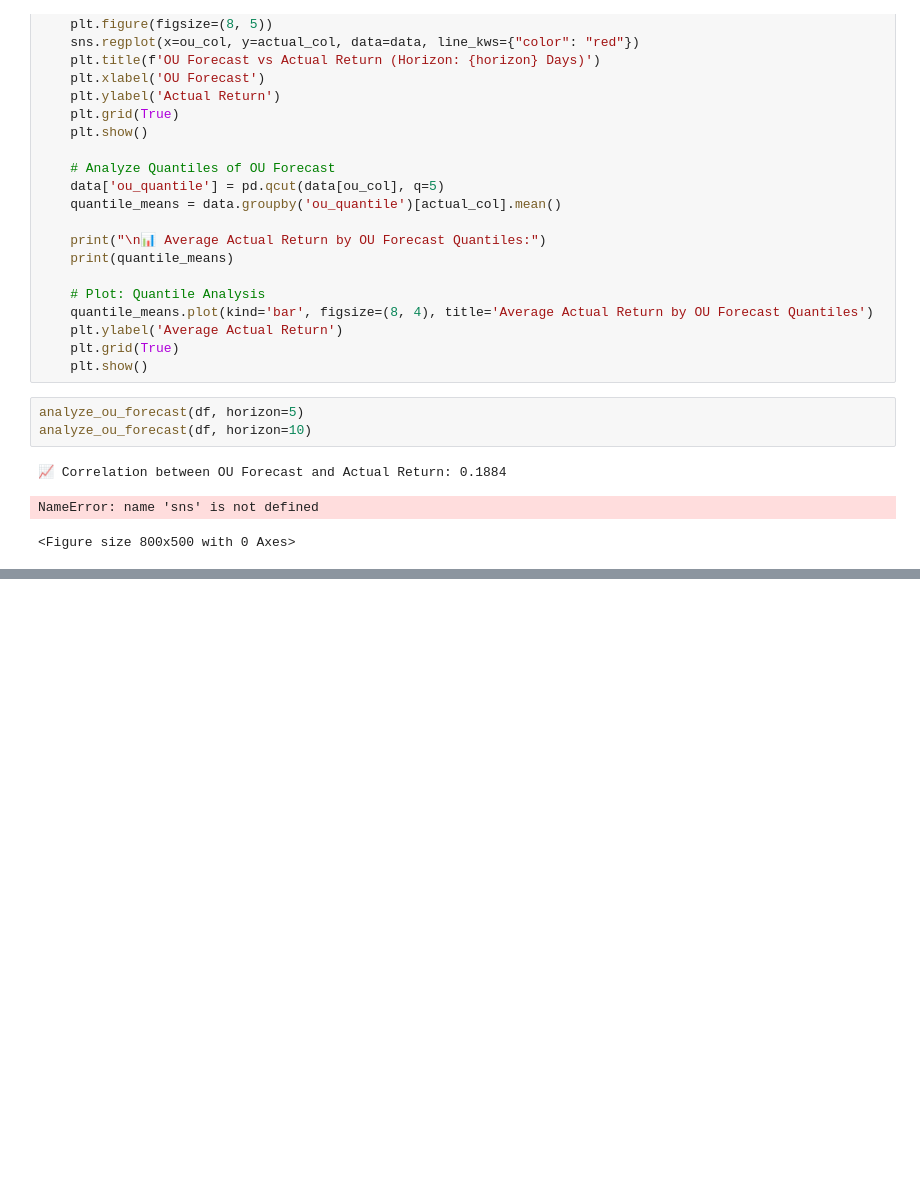
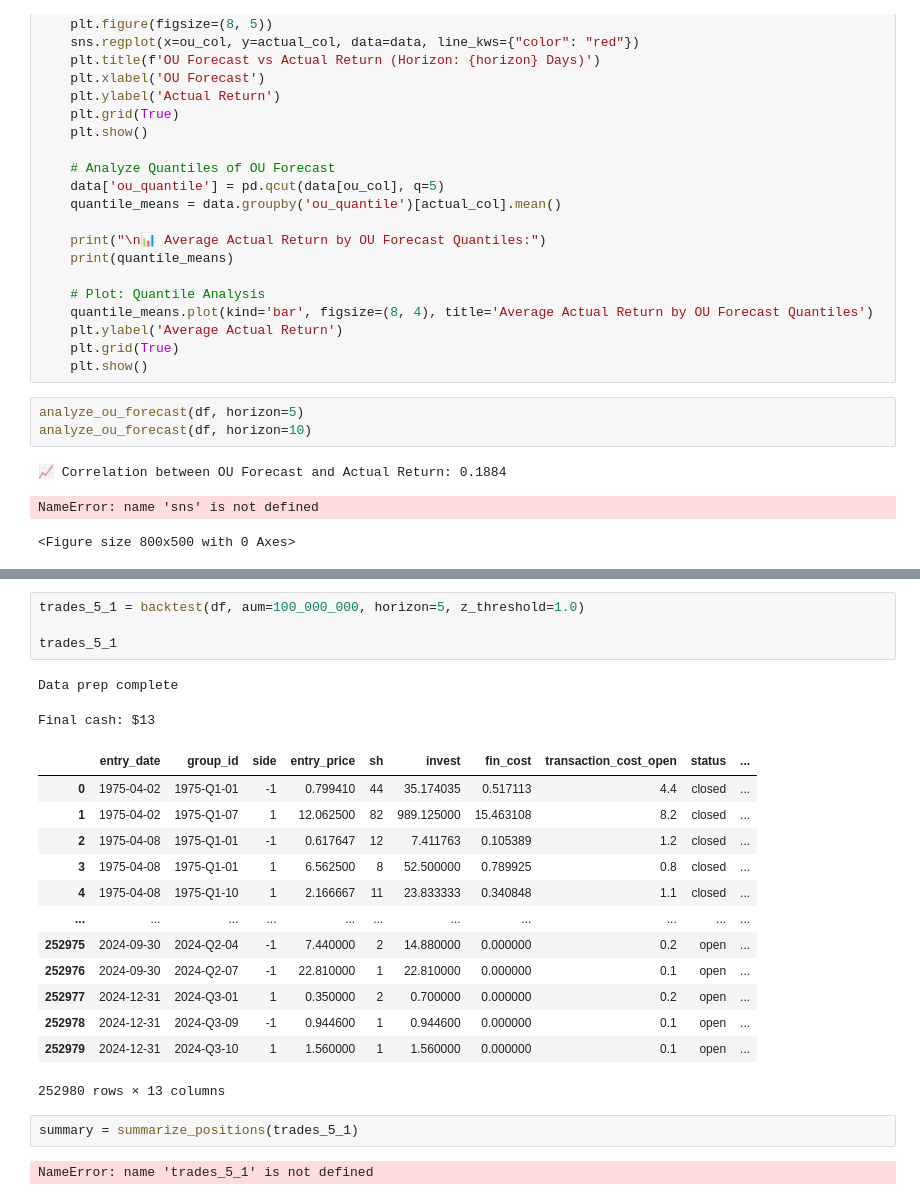
Before and after one commit to komalniraula/ml-quant-eval, a Jupyter notebook: Analysis for modeling.ipynb, the cells around one changed output, grey strips where cells are left out. Drawn from its saved outputs; the diff is of its cells as text; blank space fills up the shorter version.

```diff
--- a/Analysis for modeling.ipynb
+++ b/Analysis for modeling.ipynb
@@ -884,0 +1312,24 @@ NameError: name 'sns' is not defined
+# %%
+trades_5_1 = backtest(df, aum=100_000_000, horizon=5, z_threshold=1.0)
+
+trades_5_1
+# %% [output]
+Data prep complete
+Final cash: $13
+|  | entry_date | group_id | side | entry_price | sh | invest | fin_cost | transaction_cost_open | status | ... |
+| 0 | 1975-04-02 | 1975-Q1-01 | -1 | 0.799410 | 44 | 35.174035 | 0.517113 | 4.4 | closed | ... |
+| 1 | 1975-04-02 | 1975-Q1-07 | 1 | 12.062500 | 82 | 989.125000 | 15.463108 | 8.2 | closed | ... |
+| 2 | 1975-04-08 | 1975-Q1-01 | -1 | 0.617647 | 12 | 7.411763 | 0.105389 | 1.2 | closed | ... |
+| 3 | 1975-04-08 | 1975-Q1-01 | 1 | 6.562500 | 8 | 52.500000 | 0.789925 | 0.8 | closed | ... |
+| 4 | 1975-04-08 | 1975-Q1-10 | 1 | 2.166667 | 11 | 23.833333 | 0.340848 | 1.1 | closed | ... |
+| ... | ... | ... | ... | ... | ... | ... | ... | ... | ... | ... |
+| 252975 | 2024-09-30 | 2024-Q2-04 | -1 | 7.440000 | 2 | 14.880000 | 0.000000 | 0.2 | open | ... |
+| 252976 | 2024-09-30 | 2024-Q2-07 | -1 | 22.810000 | 1 | 22.810000 | 0.000000 | 0.1 | open | ... |
+| 252977 | 2024-12-31 | 2024-Q3-01 | 1 | 0.350000 | 2 | 0.700000 | 0.000000 | 0.2 | open | ... |
+| 252978 | 2024-12-31 | 2024-Q3-09 | -1 | 0.944600 | 1 | 0.944600 | 0.000000 | 0.1 | open | ... |
+| 252979 | 2024-12-31 | 2024-Q3-10 | 1 | 1.560000 | 1 | 1.560000 | 0.000000 | 0.1 | open | ... |
+252980 rows × 13 columns
+# %%
+summary = summarize_positions(trades_5_1)
+# %% [output]
+NameError: name 'trades_5_1' is not defined
```
Also changed, not shown: parts of 37 cells of this notebook.
